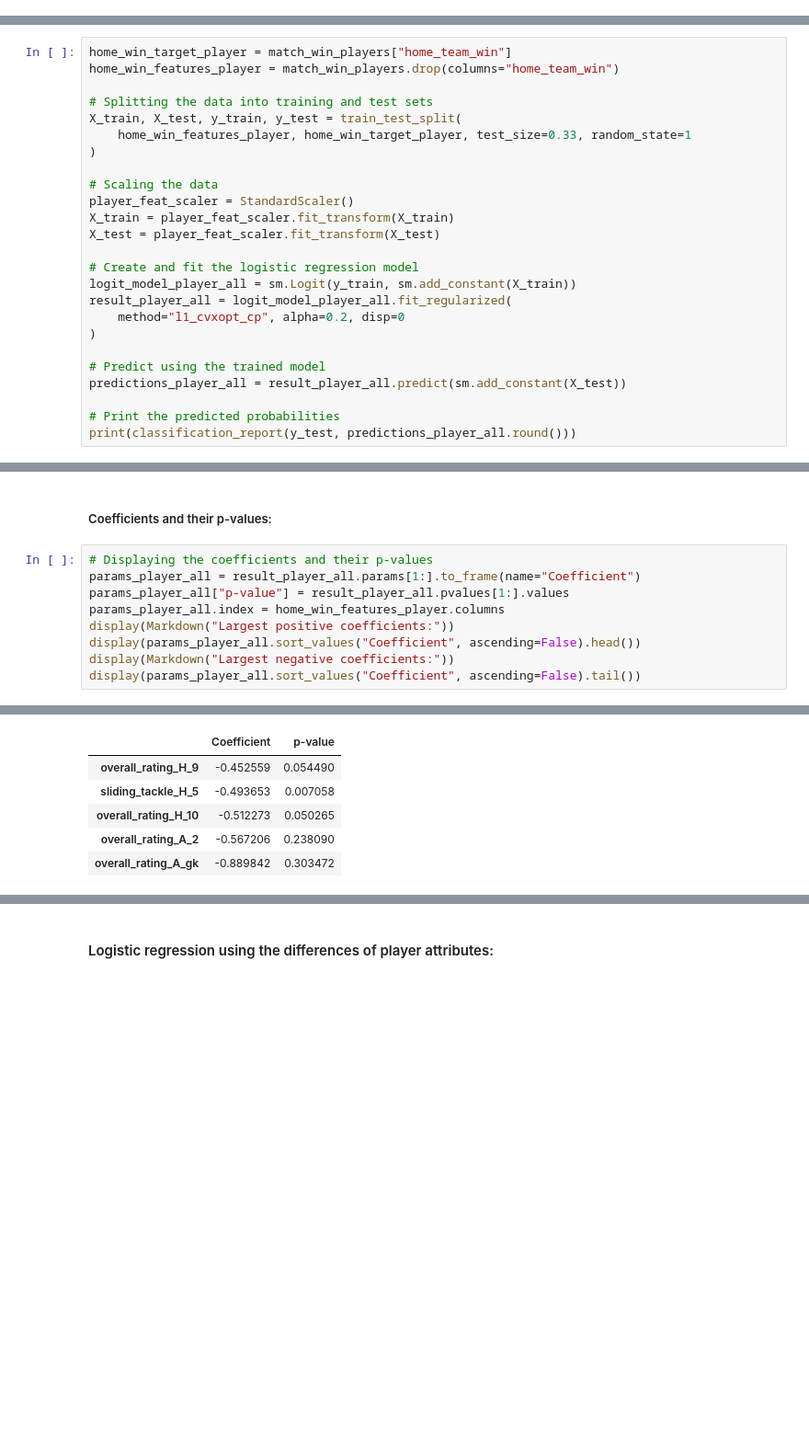
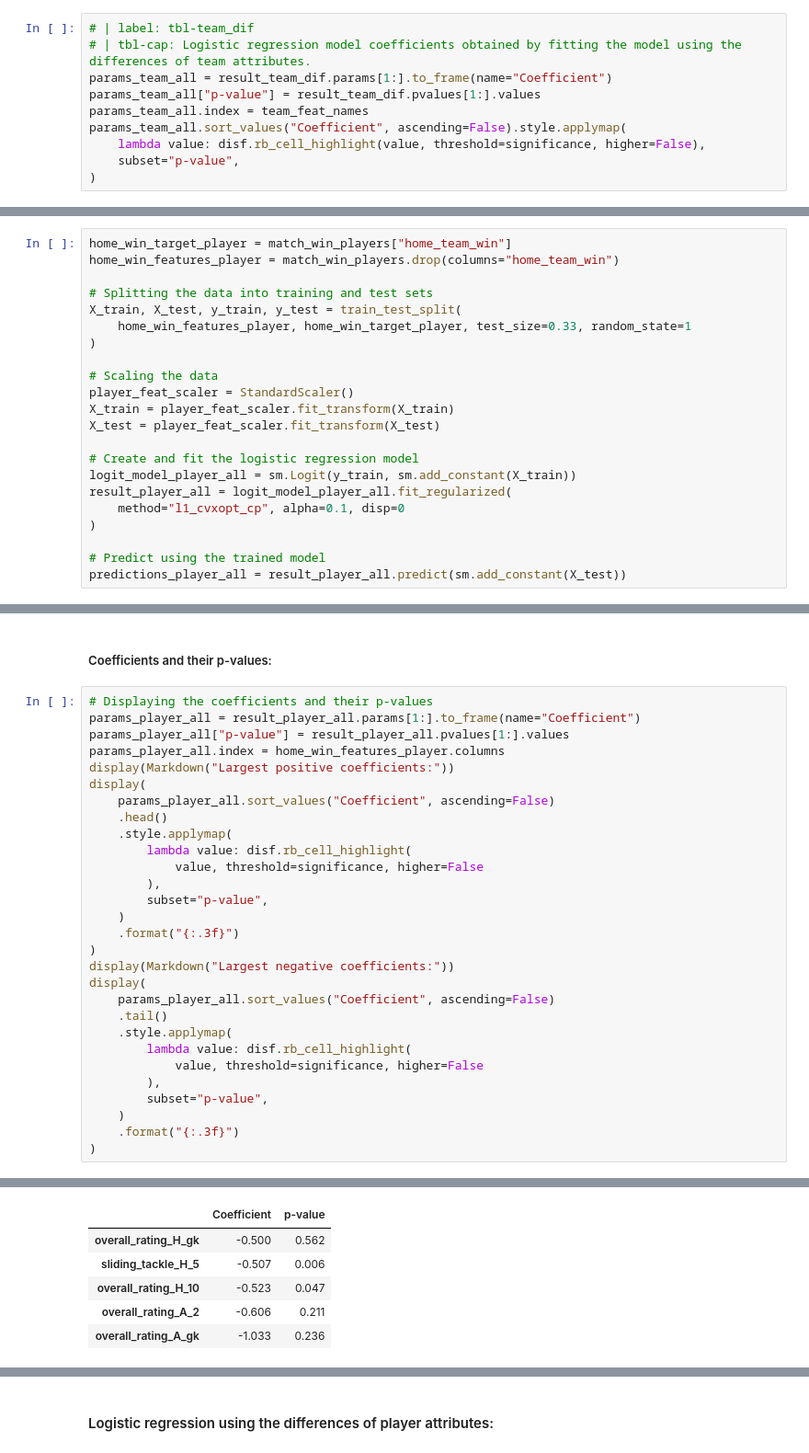
Before and after one commit to gediminas-skvarnavicius/football-db-analysis, a Jupyter notebook: analysis.ipynb, the cells around one changed output, grey strips where cells are left out. Shown at 92% size. Drawn from its saved outputs; the diff is of its cells as text; blank space fills up the shorter version.

```diff
--- a/analysis.ipynb
+++ b/analysis.ipynb
@@ -1270,0 +1230,10 @@ Reducing the number of features into five principal components has reduced the a
+# %%
+# | label: tbl-team_dif
+# | tbl-cap: Logistic regression model coefficients obtained by fitting the model using the differences of team attributes.
+params_team_all = result_team_dif.params[1:].to_frame(name="Coefficient")
+params_team_all["p-value"] = result_team_dif.pvalues[1:].values
+params_team_all.index = team_feat_names
+params_team_all.sort_values("Coefficient", ascending=False).style.applymap(
+    lambda value: disf.rb_cell_highlight(value, threshold=significance, higher=False),
+    subset="p-value",
+)
@@ -1358,11 +1421,8 @@ X_test = player_feat_scaler.fit_transform(X_test)
 # Create and fit the logistic regression model
 logit_model_player_all = sm.Logit(y_train, sm.add_constant(X_train))
 result_player_all = logit_model_player_all.fit_regularized(
-    method="l1_cvxopt_cp", alpha=0.2, disp=0
+    method="l1_cvxopt_cp", alpha=0.1, disp=0
 )
 
 # Predict using the trained model
 predictions_player_all = result_player_all.predict(sm.add_constant(X_test))
-
-# Print the predicted probabilities
-print(classification_report(y_test, predictions_player_all.round()))
@@ -1391,9 +1461,29 @@ params_player_all = result_player_all.params[1:].to_frame(name="Coefficient")
 params_player_all["p-value"] = result_player_all.pvalues[1:].values
 params_player_all.index = home_win_features_player.columns
 display(Markdown("Largest positive coefficients:"))
-display(params_player_all.sort_values("Coefficient", ascending=False).head())
+display(
+    params_player_all.sort_values("Coefficient", ascending=False)
+    .head()
+    .style.applymap(
+        lambda value: disf.rb_cell_highlight(
+            value, threshold=significance, higher=False
+        ),
+        subset="p-value",
+    )
+    .format("{:.3f}")
+)
 display(Markdown("Largest negative coefficients:"))
-display(params_player_all.sort_values("Coefficient", ascending=False).tail())
+display(
+    params_player_all.sort_values("Coefficient", ascending=False)
+    .tail()
+    .style.applymap(
+        lambda value: disf.rb_cell_highlight(
+            value, threshold=significance, higher=False
+        ),
+        subset="p-value",
+    )
+    .format("{:.3f}")
+)
 # %% [output]
 Largest positive coefficients:
 |  | Coefficient | p-value |
@@ -1405,8 +1495,8 @@ Largest positive coefficients:
 Largest negative coefficients:
 |  | Coefficient | p-value |
-| overall_rating_H_9 | -0.452559 | 0.054490 |
-| sliding_tackle_H_5 | -0.493653 | 0.007058 |
-| overall_rating_H_10 | -0.512273 | 0.050265 |
-| overall_rating_A_2 | -0.567206 | 0.238090 |
-| overall_rating_A_gk | -0.889842 | 0.303472 |
+| overall_rating_H_gk | -0.500 | 0.562 |
+| sliding_tackle_H_5 | -0.507 | 0.006 |
+| overall_rating_H_10 | -0.523 | 0.047 |
+| overall_rating_A_2 | -0.606 | 0.211 |
+| overall_rating_A_gk | -1.033 | 0.236 |
 # %% [markdown]
```
Also changed, not shown: parts of 67 cells of this notebook, 37 other files.
